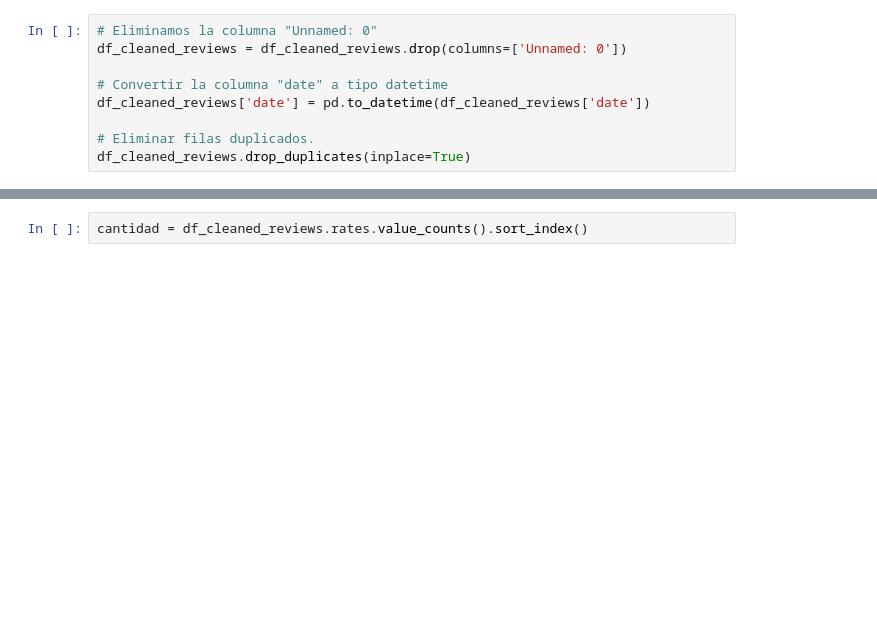
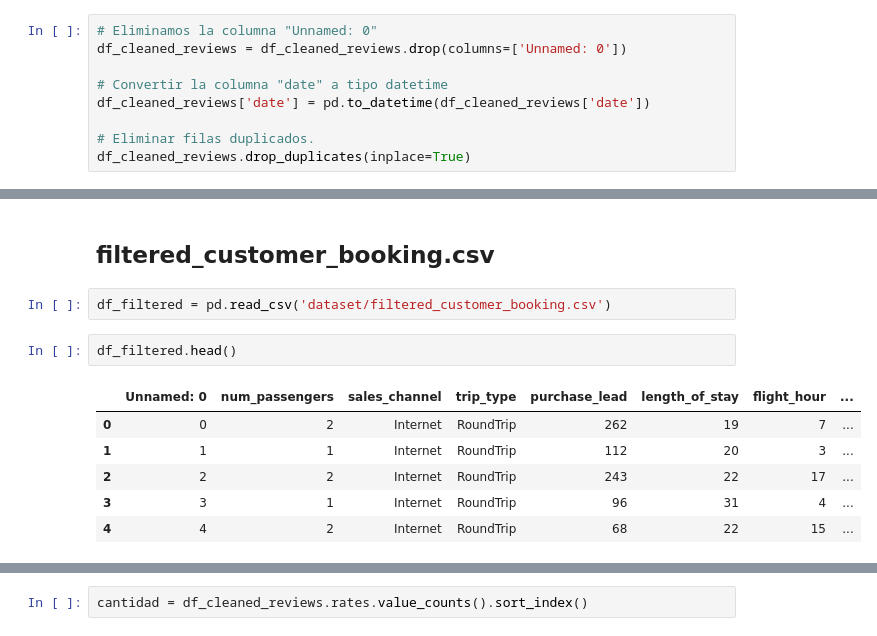
Before and after one commit to lcondoriz/tp1-orgaDatos, a Jupyter notebook: tp1.ipynb, the cells around one changed output, grey strips where cells are left out. Cells and saved outputs as stored; diff of their text form; blank space fills up the shorter version.

```diff
--- a/tp1.ipynb
+++ b/tp1.ipynb
@@ -46,0 +69,13 @@ df_cleaned_reviews.drop_duplicates(inplace=True)
+# %% [markdown]
+## filtered_customer_booking.csv
+# %%
+df_filtered = pd.read_csv('dataset/filtered_customer_booking.csv')
+# %%
+df_filtered.head()
+# %% [output]
+|  | Unnamed: 0 | num_passengers | sales_channel | trip_type | purchase_lead | length_of_stay | flight_hour | ... |
+| 0 | 0 | 2 | Internet | RoundTrip | 262 | 19 | 7 | ... |
+| 1 | 1 | 1 | Internet | RoundTrip | 112 | 20 | 3 | ... |
+| 2 | 2 | 2 | Internet | RoundTrip | 243 | 22 | 17 | ... |
+| 3 | 3 | 1 | Internet | RoundTrip | 96 | 31 | 4 | ... |
+| 4 | 4 | 2 | Internet | RoundTrip | 68 | 22 | 15 | ... |
```
Also changed, not shown: parts of 23 cells of this notebook.
